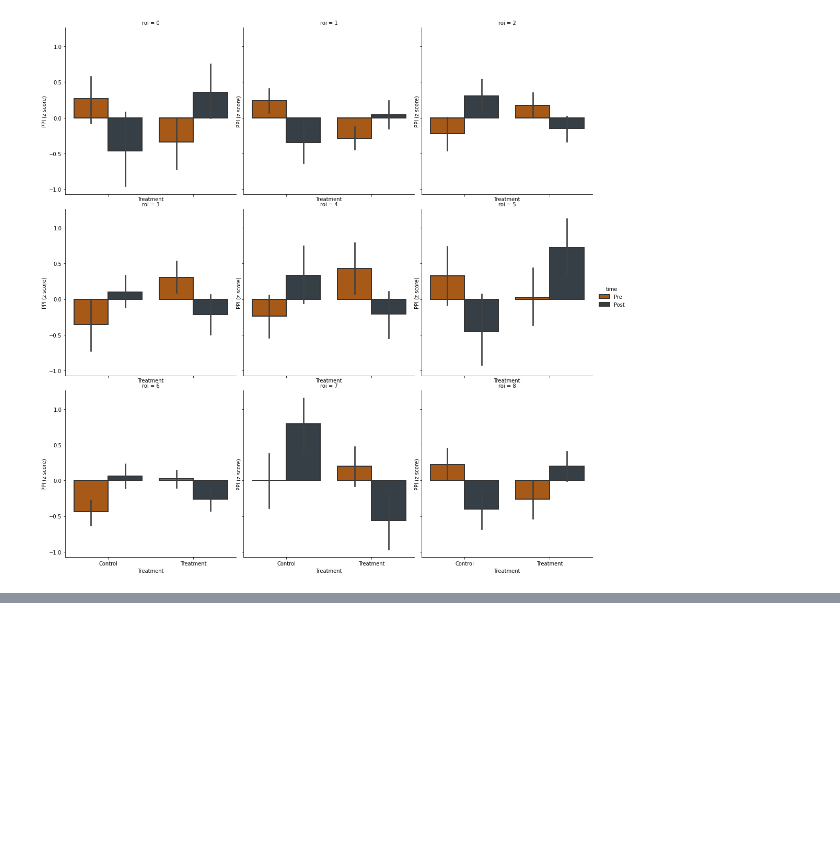
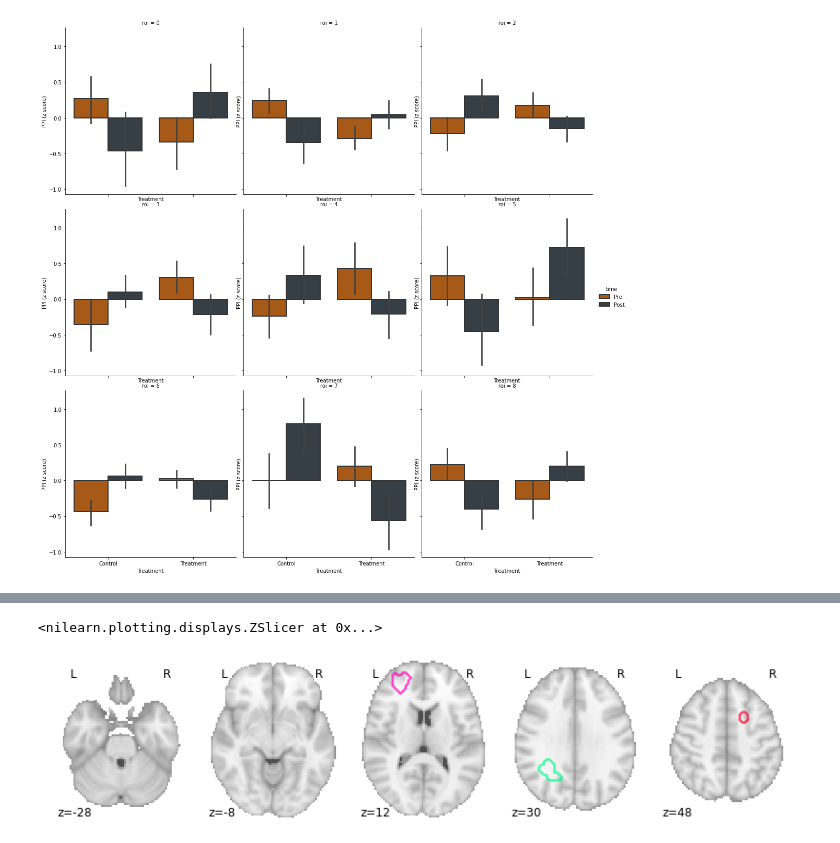
Before and after one commit to tbweng/lllt, a Jupyter notebook: ppi/connected_regions_0005/lme/interrogate.ipynb, the cells around one changed output, grey strips where cells are left out. Saved outputs shown, nothing was run; the diff lists cells and outputs as text; code cells hidden in the pictures; blank space fills up the shorter version.

```diff
--- a/ppi/connected_regions_0005/lme/interrogate.ipynb
+++ b/ppi/connected_regions_0005/lme/interrogate.ipynb
@@ -138,0 +188,10 @@ plt.show()
+# %%
+
+regions_img, index = connected_regions('/scratch/05201/bhickson/preprocdata/bold_lme/lme-cluster_roi_Time_TxGroup_F.nii.gz', min_region_size=100, extract_type='connected_components')
+
+plotting.plot_prob_atlas(regions_img,
+                         view_type='contours', display_mode='z',
+                         cut_coords=5)
+# %% [output]
+<nilearn.plotting.displays.ZSlicer at 0x...>
+[figure, added]
```
Also changed, not shown: parts of 18 cells of this notebook.
